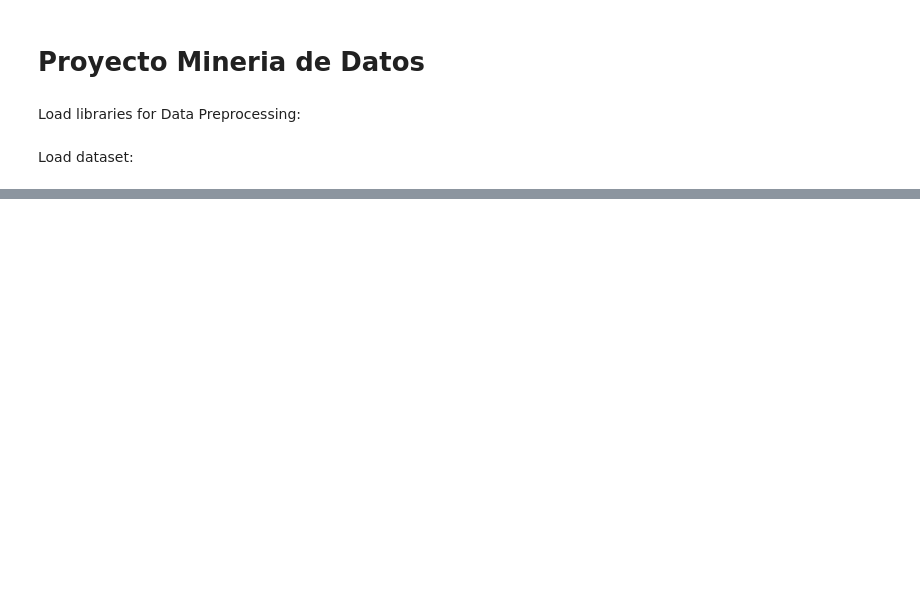
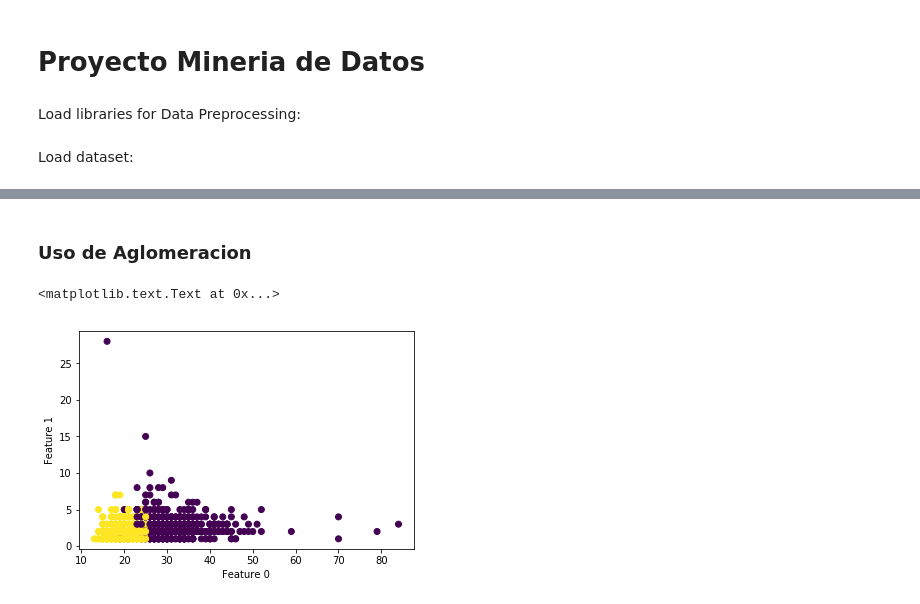
Before and after one commit to pcalderong/CervicalCancerNotebook, a Jupyter notebook: ProyectoDM.ipynb, the cells around one changed output, grey strips where cells are left out. Saved outputs shown, nothing was run; the diff lists cells and outputs as text; code cells hidden in the pictures; blank space fills up the shorter version.

```diff
--- a/ProyectoDM.ipynb
+++ b/ProyectoDM.ipynb
@@ -92,0 +154,12 @@ plt.show()
+# %% [markdown]
+### Uso de Aglomeracion
+# %%
+from sklearn.cluster import AgglomerativeClustering
+agg = AgglomerativeClustering(n_clusters=2)
+assignment = agg.fit_predict(X_train)
+plt.scatter(X_train.values[:, 0], X_train.values[:, 1], c=assignment)
+plt.xlabel("Feature 0")
+plt.ylabel("Feature 1")
+# %% [output]
+<matplotlib.text.Text at 0x...>
+[figure, added]
```
Also changed, not shown: parts of 18 cells of this notebook.
